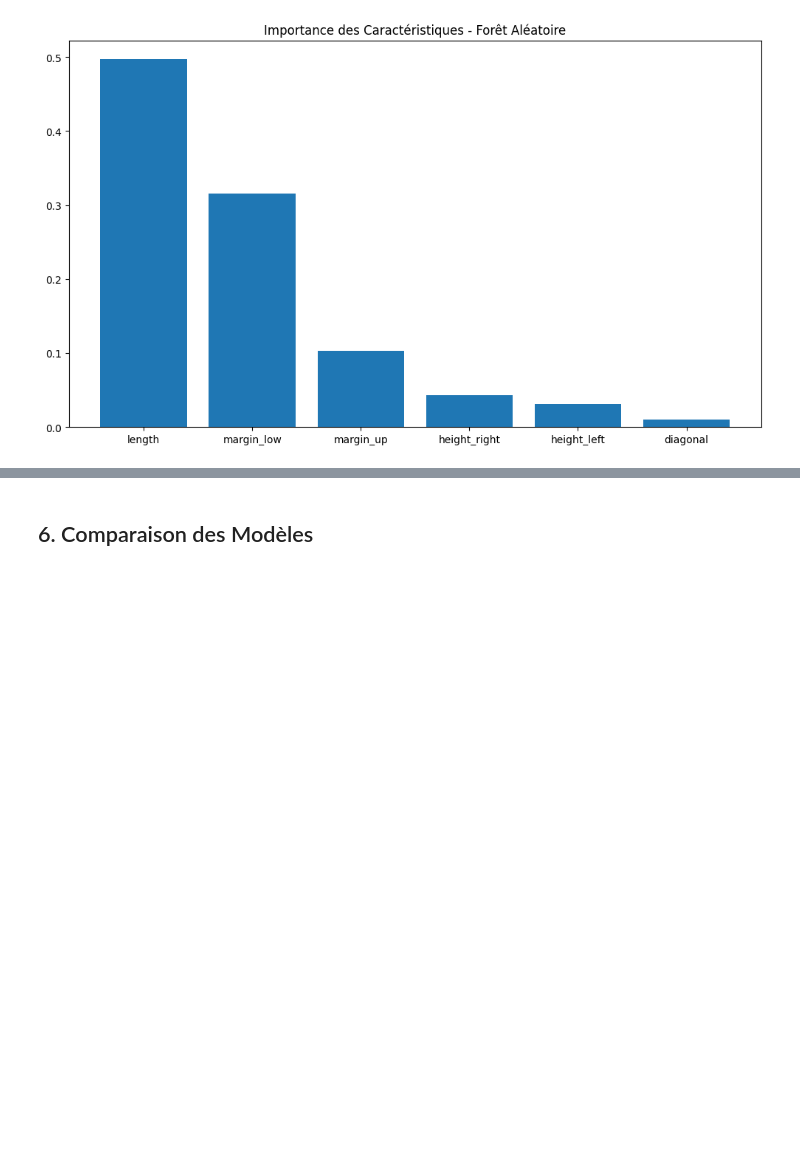
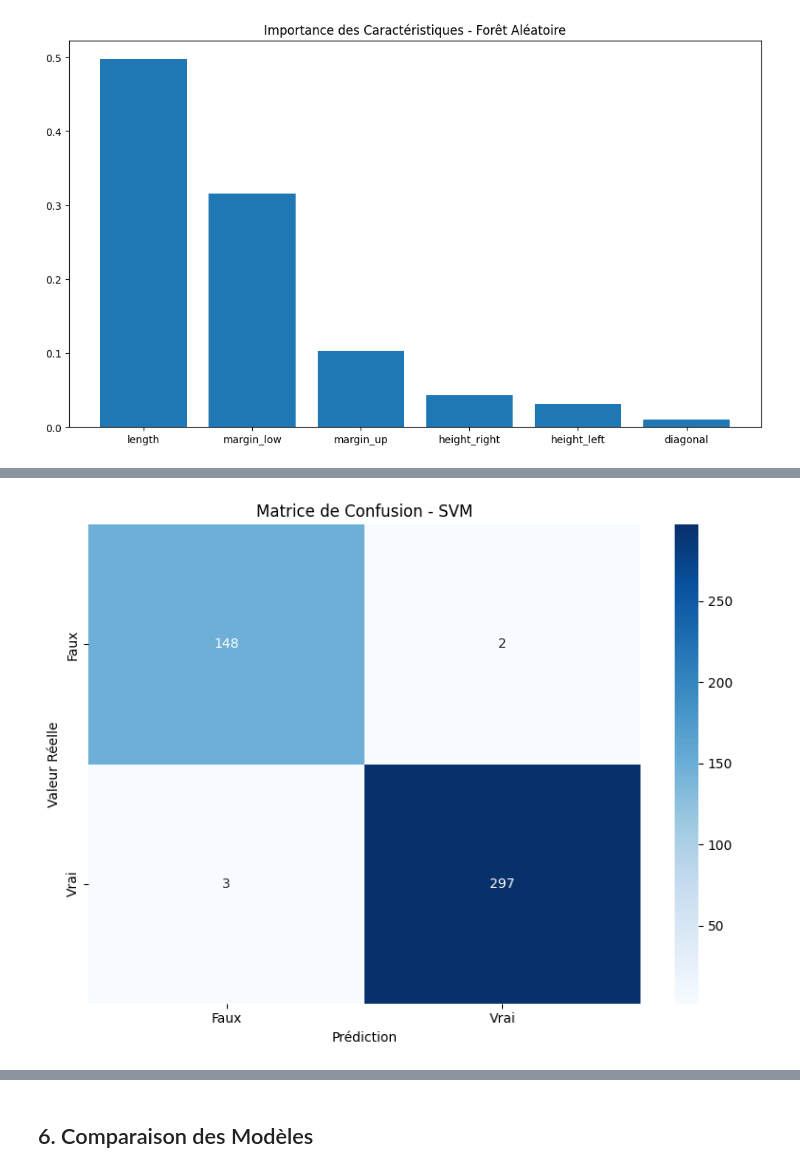
Before and after one commit to makokuzii/Detectez-des-faux-billets-avec-Python, a Jupyter notebook: main.ipynb, the cells around one changed output, grey strips where cells are left out. Drawn from its saved outputs; the diff is of its cells as text; code cells hidden in the pictures; blank space fills up the shorter version.

```diff
--- a/main.ipynb
+++ b/main.ipynb
@@ -442,0 +445,99 @@ Score ROC-AUC: 0.9991
+# %%
+from sklearn.svm import SVC
+
+param_grid = {
+    'C': [0.001, 0.01, 0.1, 1, 10, 100],
+    'gamma': ['scale', 'auto', 0.001, 0.01, 0.1, 1],
+    'kernel': ['rbf', 'linear', 'poly']
+}
+
+svm_model = SVC(random_state=42, probability=True)
+
+grid_search = GridSearchCV(
+    svm_model,
+    param_grid,
+    cv=10,
+    scoring='accuracy',
+    n_jobs=-1,
+    verbose=1
+)
+
+grid_search.fit(X_train, y_train)
+
+print(f"\n Meilleurs paramètres trouvés:")
+for param, value in grid_search.best_params_.items():
+    print(f"      • {param}: {value}")
+print(f" Meilleur score de validation croisée: {grid_search.best_score_:.4f}")
+
+# Entraînement du modèle final avec les meilleurs paramètres
+print("\n[5/6] Entraînement du modèle SVM final...")
+best_svm = grid_search.best_estimator_
+
+# Validation croisée
+cv_scores = cross_val_score(best_svm, X_train, y_train, cv=10, scoring='accuracy')
+print(f"   → Scores de validation croisée: {cv_scores}")
+print(f"   → Score moyen: {cv_scores.mean():.4f} (+/- {cv_scores.std():.4f})")
+
+# Prédictions
+y_pred = best_svm.predict(X_test)
+y_pred_proba = best_svm.predict_proba(X_test)[:, 1]
+
+# Évaluation
+print("\n[6/6] Évaluation du modèle...")
+accuracy = accuracy_score(y_test, y_pred)
+roc_auc = roc_auc_score(y_test, y_pred_proba)
+
+print(f"\n{'=' * 60}")
+print("RÉSULTATS FINAUX")
+print(f"{'=' * 60}")
+print(f"Précision (Accuracy): {accuracy:.4f} ({accuracy*100:.2f}%)")
+print(f"ROC-AUC Score: {roc_auc:.4f}")
+
+print("\nMatrice de Confusion:")
+cm = confusion_matrix(y_test, y_pred)
+print(cm)
+print(f"\n   Vrais Négatifs (TN): {cm[0][0]}")
+print(f"   Faux Positifs (FP): {cm[0][1]}")
+print(f"   Faux Négatifs (FN): {cm[1][0]}")
+print(f"   Vrais Positifs (TP): {cm[1][1]}")
+
+print("\nRapport de Classification:")
+print(classification_report(y_test, y_pred, target_names=['Faux', 'Vrai']))
+
+# 1. Matrice de confusion
+plt.figure(figsize=(8, 6))
+sns.heatmap(cm, annot=True, fmt='d', cmap='Blues',
+            xticklabels=['Faux', 'Vrai'],
+            yticklabels=['Faux', 'Vrai'])
+plt.title('Matrice de Confusion - SVM')
+plt.ylabel('Valeur Réelle')
+plt.xlabel('Prédiction')
+plt.tight_layout()
+
+# 2. Courbe ROC
+plt.figure(figsize=(8, 6))
+fpr, tpr, thresholds = roc_curve(y_test, y_pred_proba)
+plt.plot(fpr, tpr, color='darkorange', lw=2, label=f'ROC curve (AUC = {roc_auc:.4f})')
+plt.plot([0, 1], [0, 1], color='navy', lw=2, linestyle='--', label='Hasard')
+plt.xlim([0.0, 1.0])
+plt.ylim([0.0, 1.05])
+plt.xlabel('Taux de Faux Positifs')
+plt.ylabel('Taux de Vrais Positifs')
+plt.title('Courbe ROC - SVM')
+plt.legend(loc="lower right")
+plt.grid(alpha=0.3)
+plt.tight_layout()
+
+# 3. Comparaison des scores de validation croisée
+plt.figure(figsize=(10, 6))
+plt.bar(range(1, 11), cv_scores, color='steelblue', alpha=0.7, edgecolor='black')
+plt.axhline(y=cv_scores.mean(), color='red', linestyle='--',
+            label=f'Moyenne: {cv_scores.mean():.4f}')
+plt.xlabel('Fold')
+plt.ylabel('Accuracy')
+plt.title('Scores de Validation Croisée (10-Fold)')
+plt.ylim([0.95, 1.0])
+plt.legend()
+plt.grid(axis='y', alpha=0.3)
+plt.tight_layout()
+# %% [output]
@@ -442,0 +561 @@ Score ROC-AUC: 0.9991
+[figure, added]
```
Also changed, not shown: parts of 6 cells of this notebook, 8 other files.
